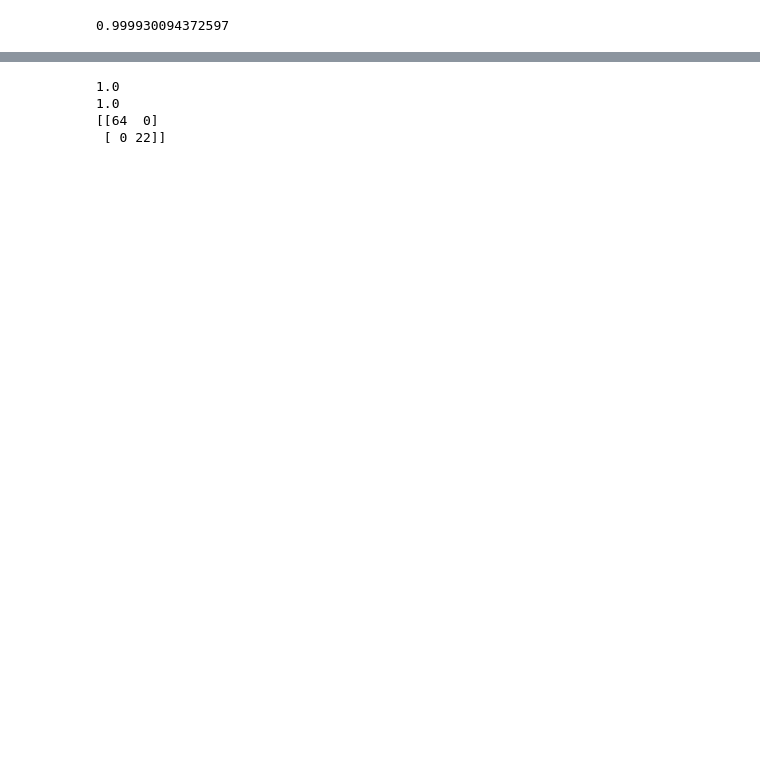
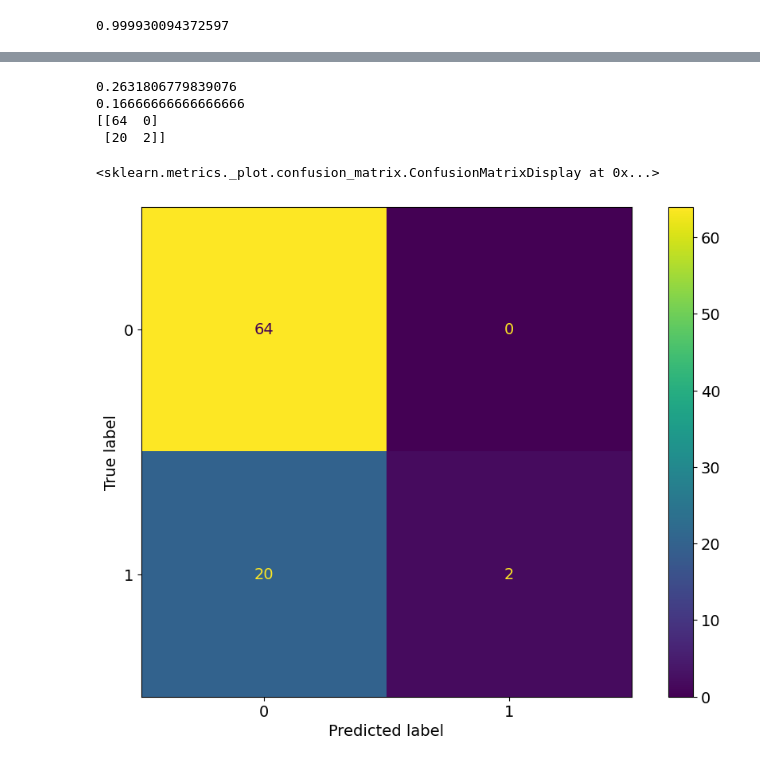
Before and after one commit to blaizun/NLPProj, a Jupyter notebook: Project/Project/Project.ipynb, the cells around one changed output, grey strips where cells are left out. Cells and saved outputs as stored; diff of their text form; code cells hidden in the pictures; blank space fills up the shorter version.

```diff
--- a/Project/Project/Project.ipynb
+++ b/Project/Project/Project.ipynb
@@ -275,12 +294,8 @@ feature_matrix = ['has_company_logo','telecommuting','has_questions',
 labels = IRLjobsDF["fraudulent"]
 feature = IRLjobsDF[feature_matrix]
 
-clf = RandomForestClassifier(max_depth=60, random_state=0)
-clf.fit(feature,labels)
-clf.score(feature,labels)
-tree1 = clf.estimators_[0]
 prediction = clf.predict(feature)
-# Create confusion matrix from sklearn.metrics
+# Create confusion matrix from sklearn.metrics |
 
 confusion_matrix(labels, prediction)
 # Display accuracy score
@@ -293,10 +308,16 @@ print(coef)
 print(score)
 print(cm)
 # %% [output]
-1.0
-1.0
+0.2631806779839076
+0.16666666666666666
 [[64  0]
- [ 0 22]]
+ [20  2]]
+# %%
+disp = ConfusionMatrixDisplay(confusion_matrix=cm,display_labels=clf.classes_)
+disp.plot()
+# %% [output]
+<sklearn.metrics._plot.confusion_matrix.ConfusionMatrixDisplay at 0x...>
+[figure, added]
 # %%
 tree.plot_tree(clf.estimators_[0], feature_names=feature.columns, filled=True)
 plt.savefig('tree.svg',format='svg',bbox_inches = "tight")
```
Also changed, not shown: parts of 7 cells of this notebook, 4 other files.
